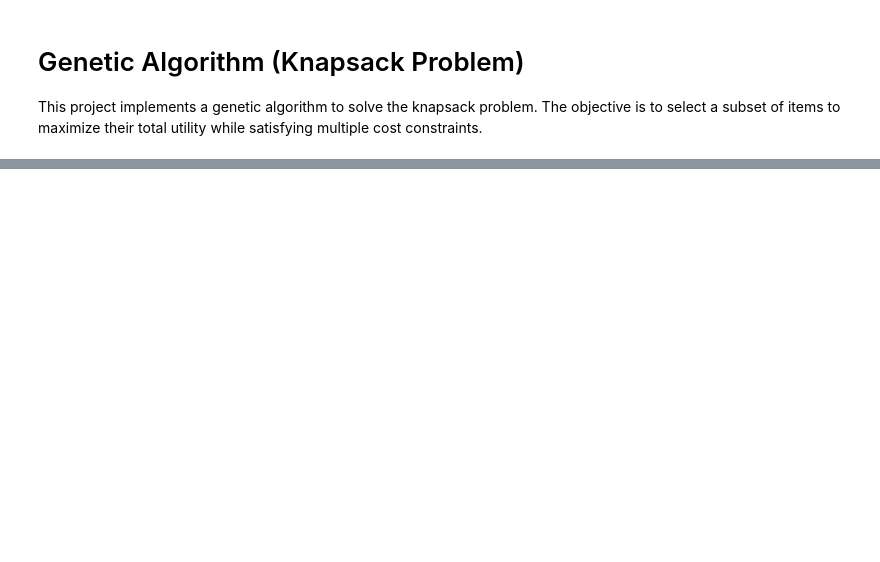
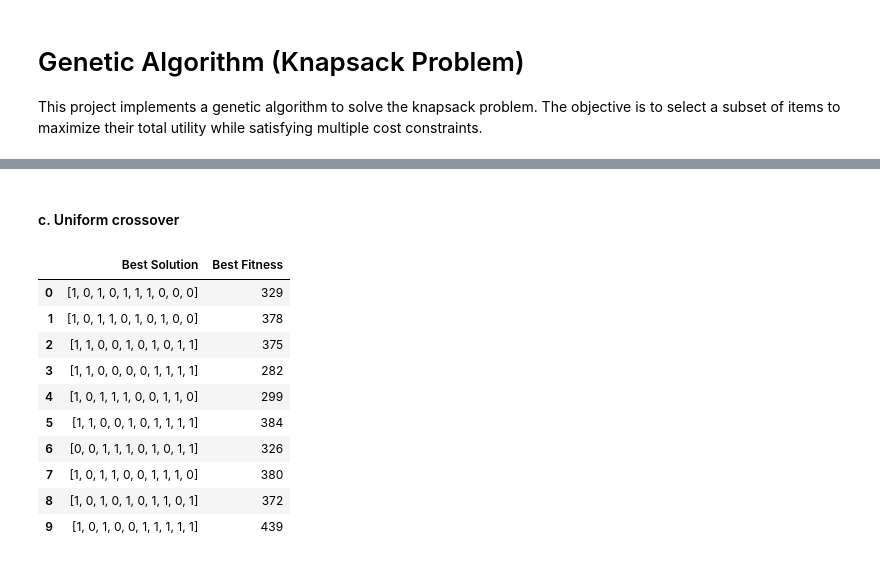
Before and after one commit to rayaneghilene/Knapsack_pb, a Jupyter notebook: Genetic_algorithm.ipynb, the cells around one changed output, grey strips where cells are left out. Saved outputs shown, nothing was run; the diff lists cells and outputs as text; code cells hidden in the pictures; blank space fills up the shorter version.

```diff
--- a/Genetic_algorithm.ipynb
+++ b/Genetic_algorithm.ipynb
@@ -172,0 +322,37 @@ Combine random and greedy initialization to create a more diverse initial popula
+# %% [markdown]
+#### c. Uniform crossover
+# %%
+num_runs = 10
+
+def run_genetic_algorithm():
+    num_objects = 10
+    utilities = np.random.randint(1, 100, size=num_objects)
+    costs = np.random.randint(1, 50, size=(num_objects, 3))
+    budgets = np.random.randint(50, 150, size=3)
+    ga = GeneticAlgorithmMDKP(num_objects, utilities, costs, budgets, init_method='random', crossover_method='uniform'
+)
+    best_solution, best_fitness = ga.run()
+    return best_solution, best_fitness
+
+results = []
+
+for i in range(num_runs):
+    best_solution, best_fitness = run_genetic_algorithm()
+
+    results.append({'Best Solution': best_solution,
+                    'Best Fitness': best_fitness})
+
+random_results_df = pd.DataFrame(results)
+random_results_df.head(10)
+# %% [output]
+|  | Best Solution | Best Fitness |
+| 0 | [1, 0, 1, 0, 1, 1, 1, 0, 0, 0] | 329 |
+| 1 | [1, 0, 1, 1, 0, 1, 0, 1, 0, 0] | 378 |
+| 2 | [1, 1, 0, 0, 1, 0, 1, 0, 1, 1] | 375 |
+| 3 | [1, 1, 0, 0, 0, 0, 1, 1, 1, 1] | 282 |
+| 4 | [1, 0, 1, 1, 1, 0, 0, 1, 1, 0] | 299 |
+| 5 | [1, 1, 0, 0, 1, 0, 1, 1, 1, 1] | 384 |
+| 6 | [0, 0, 1, 1, 1, 0, 1, 0, 1, 1] | 326 |
+| 7 | [1, 0, 1, 1, 0, 0, 1, 1, 1, 0] | 380 |
+| 8 | [1, 0, 1, 0, 1, 0, 1, 1, 0, 1] | 372 |
+| 9 | [1, 0, 1, 0, 0, 1, 1, 1, 1, 1] | 439 |
```
Also changed, not shown: parts of 24 cells of this notebook.
